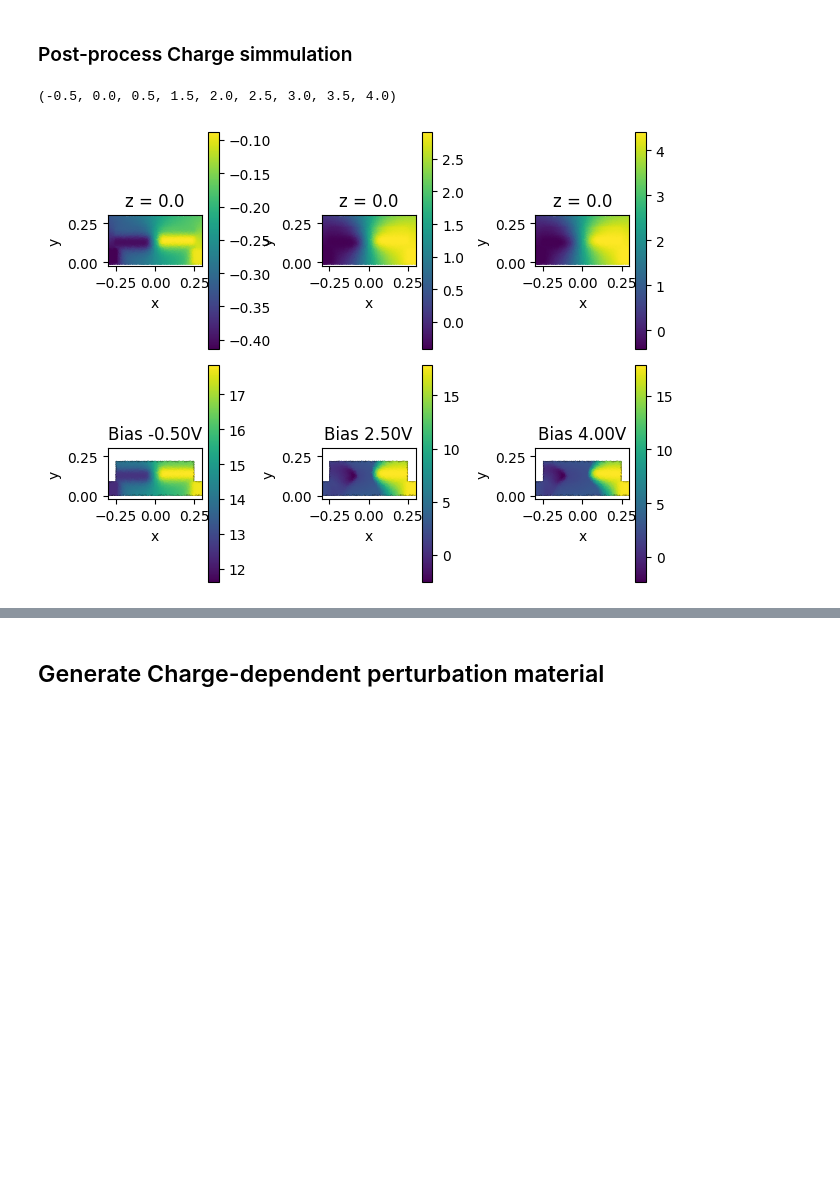
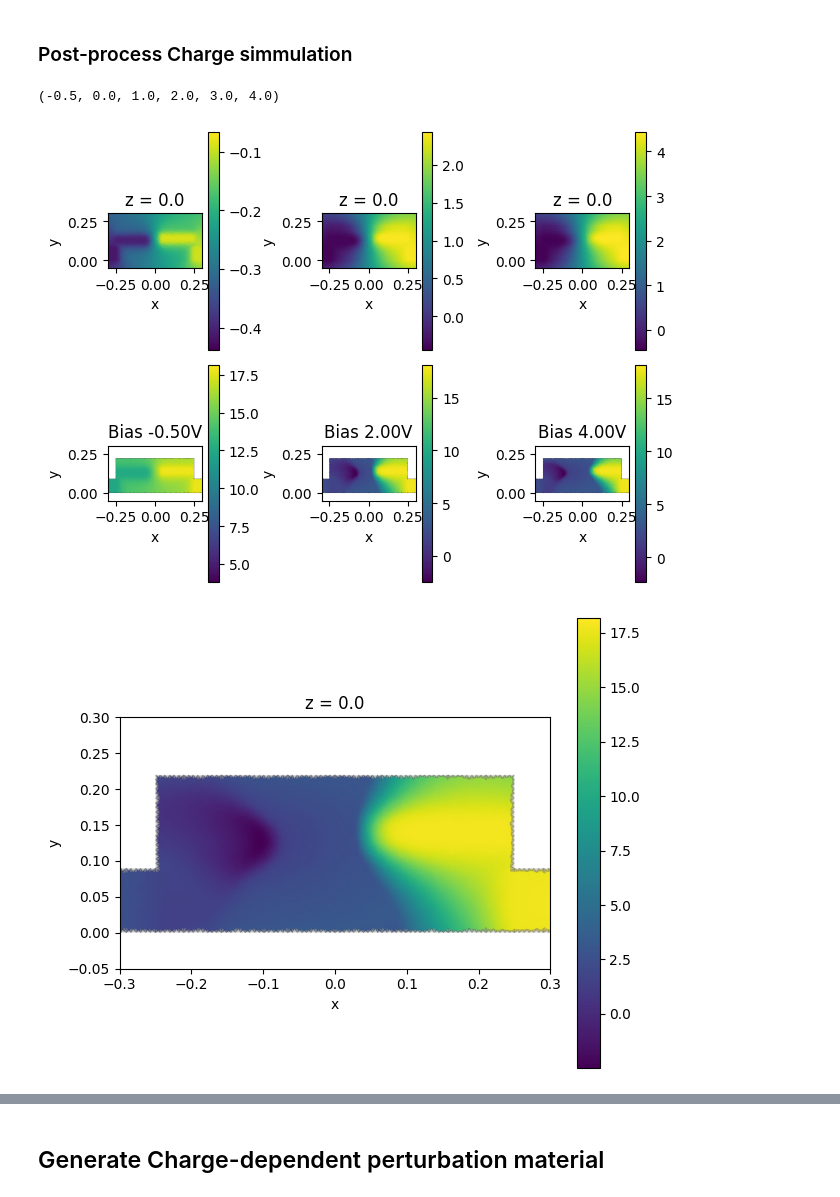
Before and after one commit to marc-flex/charge_notebooks, a Jupyter notebook: Hochberg_with_neff.ipynb, the cells around one changed output, grey strips where cells are left out. Drawn from its saved outputs; the diff is of its cells as text; code cells hidden in the pictures; blank space fills up the shorter version.

```diff
--- a/Hochberg_with_neff.ipynb
+++ b/Hochberg_with_neff.ipynb
@@ -153,8 +153,8 @@ plt.show()
 # %%
 # create BCs
 voltages = list(np.linspace(-0.5, 4, 20))
-voltages = [-0.5, 0, 0.5, 1.5, 2, 2.5, 3, 3.5, 4]
-#voltages = [0, 0.1, 0.2]
+voltages = [-0.5, 0, 1, 2, 3, 4]
+
 bc_v1 = td.HeatChargeBoundarySpec(
     condition=td.VoltageBC(voltage=0),
     placement=td.MediumMediumInterface(mediums=[aux_left.name, Si_2D_doping.name]),
@@ -170,7 +170,7 @@ boundary_conditions = [bc_v1, bc_v2]
 # %% [markdown]
 ### Monitors
 # %%
-# global monitor (Will be used later for the mode simulations)
+# global monitor
 charge_global_mnt = td.ChargeSimulationMonitor(
     center=(0, 0.14, 0), size=(td.inf, td.inf, td.inf), name="charge_global_mnt", unstructured=True
 )
@@ -183,6 +183,11 @@ charge_3D_mnt = td.ChargeSimulationMonitor(
 charge_monitor_z0 = td.ChargeSimulationMonitor(
     center=(0, 0.14, 0), size=(0.6, 0.3, 0), name="charge_z0", unstructured=True,
 )
+
+# Will be used later for the mode simulations
+charge_monitor_z0_big = td.ChargeSimulationMonitor(
+    center=(0, 0.14, 0), size=(td.inf, td.inf, 0), name="charge_z0_big", unstructured=True, conformal=True
+)
 # %% [markdown]
 ### Create simulation
 # %%
@@ -205,7 +210,7 @@ mesh = td.DistanceUnstructuredGrid(dl_interface=res*0.75, dl_bulk=res*4, distanc
 # build heat simulation object
 heat_sim = td.HeatChargeSimulation(
     sources=[],
-    monitors=[charge_global_mnt, charge_3D_mnt, charge_monitor_z0],
+    monitors=[charge_global_mnt, charge_3D_mnt, charge_monitor_z0, charge_monitor_z0_big],
     devsim_settings=[convergence_settings],
     center=(0,0,0),
     size=(10.5,10,5),
@@ -217,5 +222,6 @@ heat_sim = td.HeatChargeSimulation(
     symmetry=(0, 0, 0)
     )
 heat_sim.plot(z=0)
+heat_sim.plot_property(z=0, property="electric_conductivity")
 # %% [output]
 <Axes: title={'center': 'cross section at z=0.00 (μm)'}, xlabel='x (μm)', ylabel='y (μm)'>
@@ -224,7 +231,10 @@ heat_sim.plot(z=0)
 ### Run pipeline
 # %%
 %matplotlib inline
-#heat_sim_data = gen_mesh(heat_sim)
-from run_drift import run_drift
-devsim_data = run_drift(heat_sim)
+#from run_drift import run_drift
+#devsim_data = run_drift(heat_sim)
+
+# run on server
+from tidy3d import web
+devsim_data=web.run(heat_sim, task_name="test_prash", solver_version="dd-devsim-0.0.0", path="charge_web.hdf5")
 # %% [output]
@@ -278,29 +263,45 @@ subprocess.CalledProcessError: Command '['/home/marc/Documents/tidy3D_python/tid
 # %%
 #devsim_data[volt_y0_mnt.name].voltage.sel(z=0).plot(grid=False)
 print(devsim_data[charge_monitor_z0.name].data_series.parameter_array)
 
 indices = [0]
 indices.append(int(np.ceil(devsim_data[charge_monitor_z0.name].data_series.num_fields_saved/2)))
 indices.append(int(np.ceil(devsim_data[charge_monitor_z0.name].data_series.num_fields_saved-1)))
 
 series = devsim_data[charge_monitor_z0.name].data_series
 sets_to_plot = [[], []]
 if devsim_data[charge_monitor_z0.name].data_series.num_fields_saved > 2:
     fig, ax = plt.subplots(2, 3)
     for n, index in enumerate(indices):
+        mnt_name = charge_monitor_z0_big.name
+        mnt_name = charge_global_mnt.name
+
         sets_to_plot[0].append(
-            devsim_data[charge_monitor_z0.name].data_series.get_field("Potential", index)
+            devsim_data[mnt_name].data_series.get_field("Potential", index).sel(z=0)
         )
         sets_to_plot[0][n].plot(ax=ax[0][n], grid=False)
         ax[0][n].set_xlim((-0.3, 0.3))
+        ax[0][n].set_ylim((-0.05, 0.3))
         sets_to_plot[1].append(
-            np.log10(devsim_data[charge_monitor_z0.name].data_series.get_field("Electrons", index))
+            np.log10(devsim_data[mnt_name].data_series.get_field("Electrons", index).sel(z=0))
         )
         sets_to_plot[1][n].plot(ax=ax[1][n], grid=False)
         ax[1][n].set_title("Bias {0:0.2f}V".format(series.parameter_array[index]))
         ax[1][n].set_xlim((-0.3, 0.3))
+        ax[1][n].set_ylim((-0.05, 0.3))
 
 plt.tight_layout()
+
+np.log10(devsim_data[charge_monitor_z0_big.name].data_series.get_field("Electrons", 4)).plot(grid=False)
+plt.xlim((-0.3, 0.3))
+plt.ylim((-0.05, 0.3))
+plt.show()
+
+np.log10(devsim_data[charge_global_mnt.name].data_series.get_field("Electrons", 4).sel(z=0)).plot(grid=False)
+plt.xlim((-0.3, 0.3))
+plt.ylim((-0.05, 0.3))
+plt.show()
 # %% [output]
-(-0.5, 0.0, 0.5, 1.5, 2.0, 2.5, 3.0, 3.5, 4.0)
+(-0.5, 0.0, 1.0, 2.0, 3.0, 4.0)
-[figure, old version]
+[figure, new version]
+[figure, added]
```
Also changed, not shown: parts of 12 cells of this notebook.
